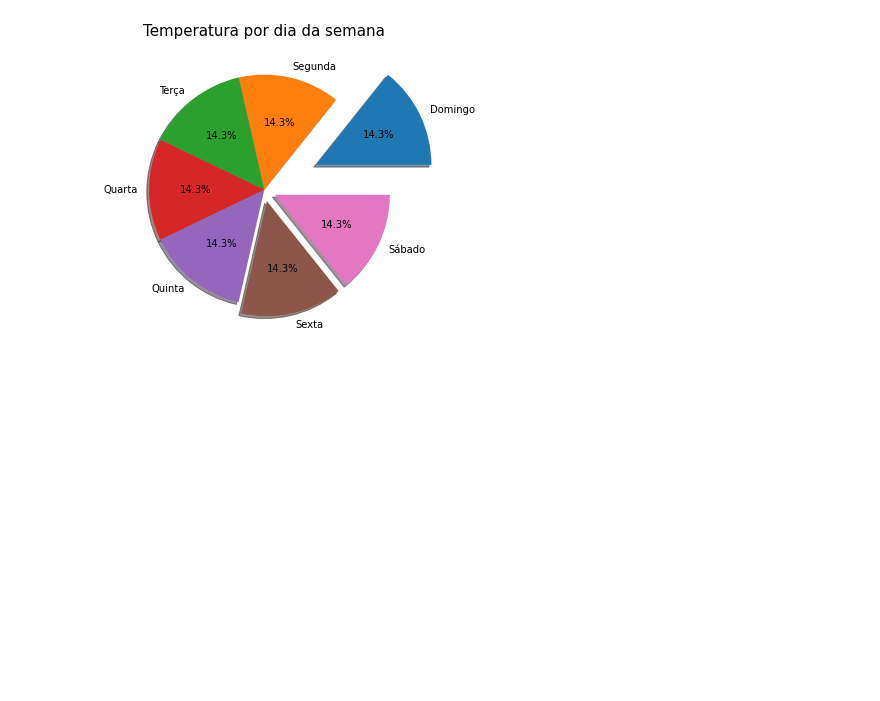
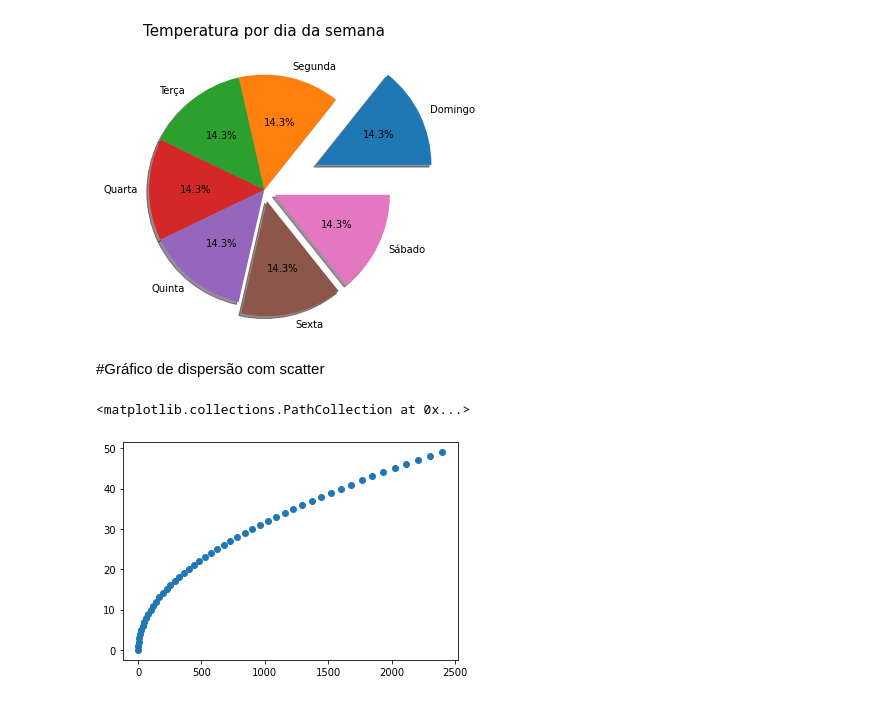
Before and after one commit to henriquehorton/Python_aprendendo, a Jupyter notebook: matplotlib/matplotlib.ipynb, the cells around one changed output. Drawn from its saved outputs; the diff is of its cells as text; code cells hidden in the pictures; blank space fills up the shorter version.

```diff
--- a/matplotlib/matplotlib.ipynb
+++ b/matplotlib/matplotlib.ipynb
@@ -149,3 +182,14 @@ eixo.set_title('Temperatura por dia da semana', fontsize=15, pad=10)
 # %% [output]
 Text(0.5, 1.0, 'Temperatura por dia da semana')
 [figure]
+# %% [markdown]
+#Gráfico de dispersão com scatter
+# %%
+dados = np.arange(50)
+dados2 = dados**2
+data = {'numerador':dados,'expoente':dados2}
+df = pd.DataFrame(data)
+plt.scatter(df['expoente'],df['numerador'])
+# %% [output]
+<matplotlib.collections.PathCollection at 0x...>
+[figure, added]
```
Also changed, not shown: parts of 15 cells of this notebook.
